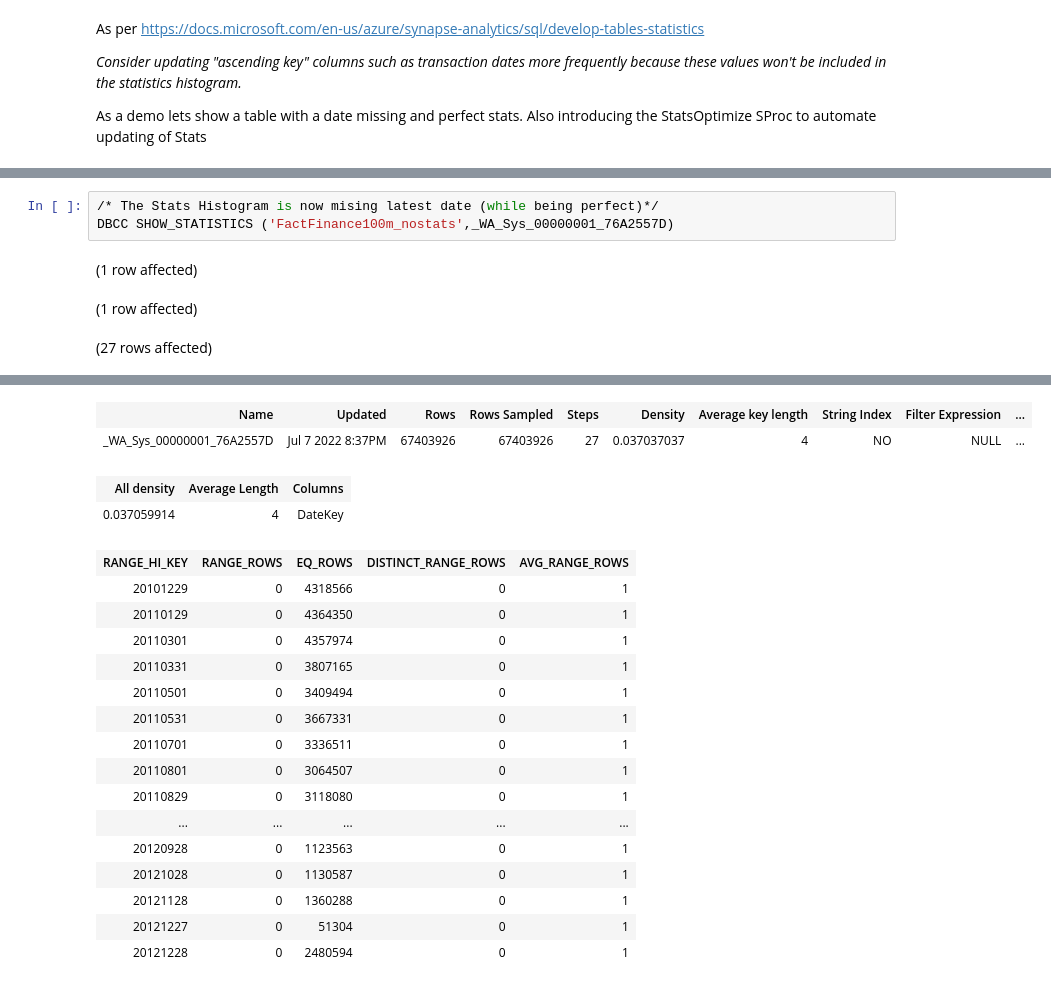
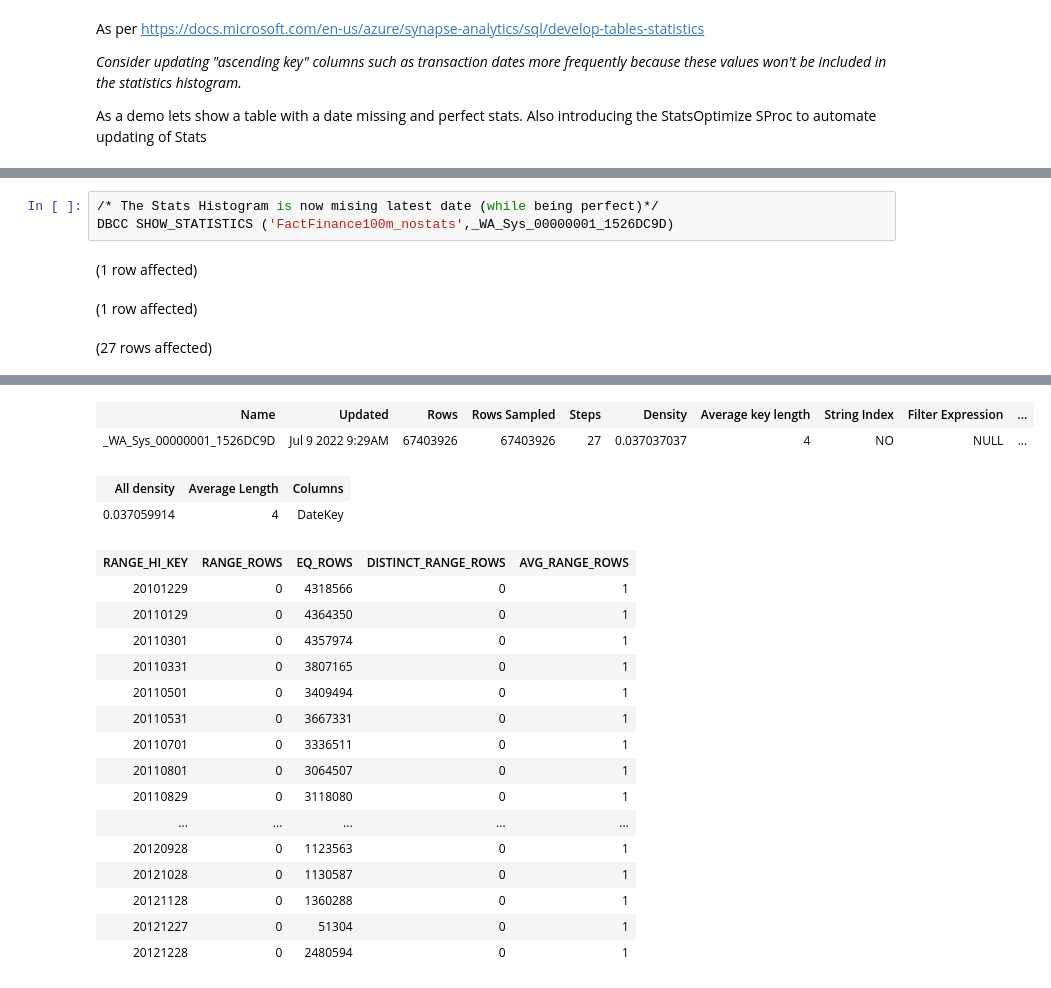
Before and after one commit to ProdataSQL/SynapseTools, a Jupyter notebook: SqlPools/Demos/02.4 Special Columns.ipynb, the cells around one changed output, grey strips where cells are left out. Saved outputs shown, nothing was run; the diff lists cells and outputs as text.

```diff
--- a/SqlPools/Demos/02.4 Special Columns.ipynb
+++ b/SqlPools/Demos/02.4 Special Columns.ipynb
@@ -30,6 +40,6 @@ Total execution time: 00:00:11.954
 # %%
 /* The Stats Histogram is now mising latest date (while being perfect)*/
-DBCC SHOW_STATISTICS ('FactFinance100m_nostats',_WA_Sys_00000001_76A2557D)
+DBCC SHOW_STATISTICS ('FactFinance100m_nostats',_WA_Sys_00000001_1526DC9D)
 # %% [output]
 (1 row affected)
 (1 row affected)
@@ -38,5 +48,5 @@ Total execution time: 00:00:00.111
 | Name | Updated | Rows | Rows Sampled | Steps | Density | Average key length | String Index | Filter Expression | ... |
-| _WA_Sys_00000001_76A2557D | Jul 7 2022 8:37PM | 67403926 | 67403926 | 27 | 0.037037037 | 4 | NO | NULL | ... |
+| _WA_Sys_00000001_1526DC9D | Jul 9 2022 9:29AM | 67403926 | 67403926 | 27 | 0.037037037 | 4 | NO | NULL | ... |
 | All density | Average Length | Columns |
 | 0.037059914 | 4 | DateKey |
 | RANGE_HI_KEY | RANGE_ROWS | EQ_ROWS | DISTINCT_RANGE_ROWS | AVG_RANGE_ROWS |
```
Also changed, not shown: parts of 7 cells of this notebook, 4 other files.
